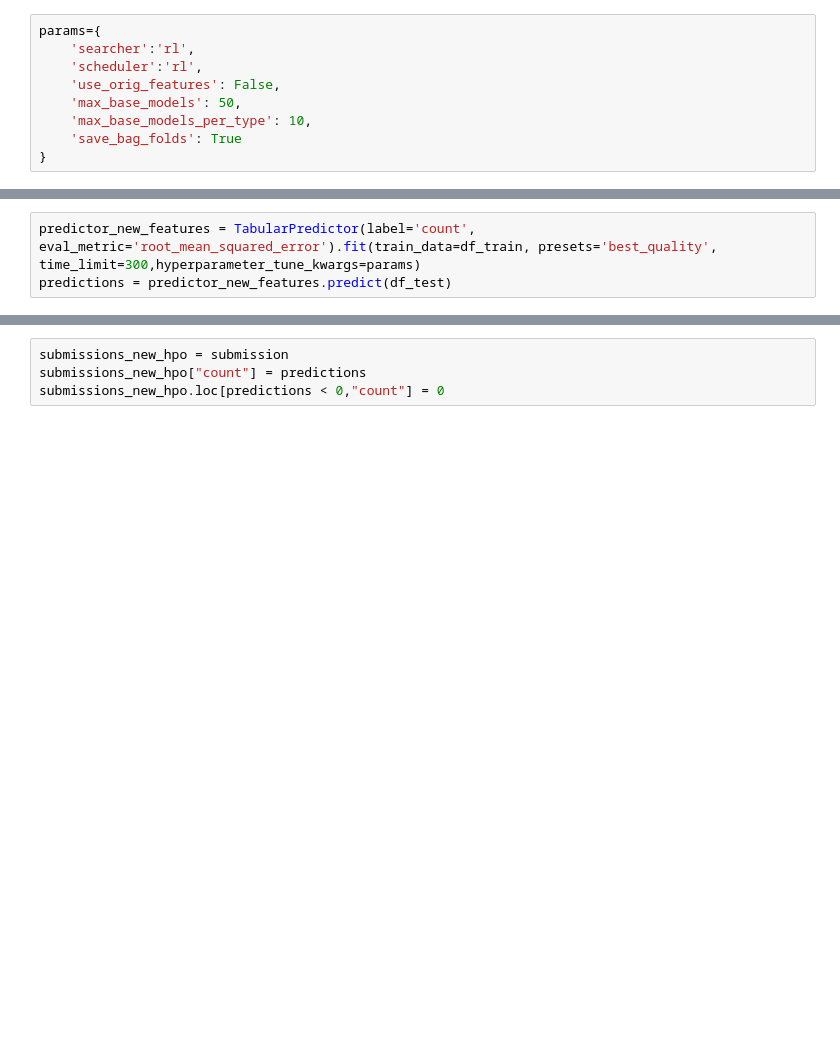
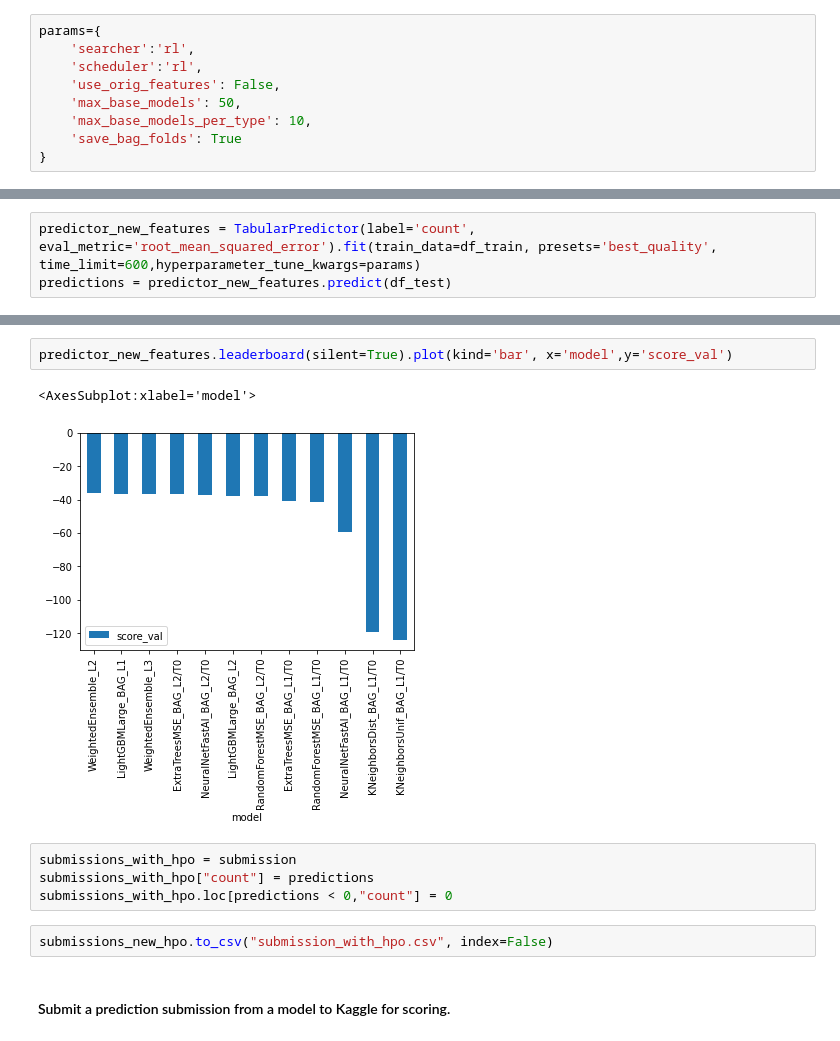
Before and after one commit to ChrystianGreen2/Predict-Bike-Sharing-Demand-with-Autogluon, a Jupyter notebook: notebook178a46b196.ipynb, the cells around one changed output, grey strips where cells are left out. Drawn from its saved outputs; the diff is of its cells as text; blank space fills up the shorter version.

```diff
--- a/notebook178a46b196.ipynb
+++ b/notebook178a46b196.ipynb
@@ -96,3 +416,3 @@ params={
 # %%
-predictor_new_features = TabularPredictor(label='count', eval_metric='root_mean_squared_error').fit(train_data=df_train, presets='best_quality', time_limit=300,hyperparameter_tune_kwargs=params)
+predictor_new_features = TabularPredictor(label='count', eval_metric='root_mean_squared_error').fit(train_data=df_train, presets='best_quality', time_limit=600,hyperparameter_tune_kwargs=params)
 predictions = predictor_new_features.predict(df_test)
@@ -101,4 +506,13 @@ predictor_new_features
+# %%
+predictor_new_features.leaderboard(silent=True).plot(kind='bar', x='model',y='score_val')
+# %% [output]
+<AxesSubplot:xlabel='model'>
+[figure, added]
 # %%
-submissions_new_hpo = submission
-submissions_new_hpo["count"] = predictions
-submissions_new_hpo.loc[predictions < 0,"count"] = 0
+submissions_with_hpo = submission
+submissions_with_hpo["count"] = predictions
+submissions_with_hpo.loc[predictions < 0,"count"] = 0
+# %%
+submissions_new_hpo.to_csv("submission_with_hpo.csv", index=False)
+# %% [markdown]
+#### Submit a prediction submission from a model to Kaggle for scoring.
```
Also changed, not shown: parts of 60 cells of this notebook.
